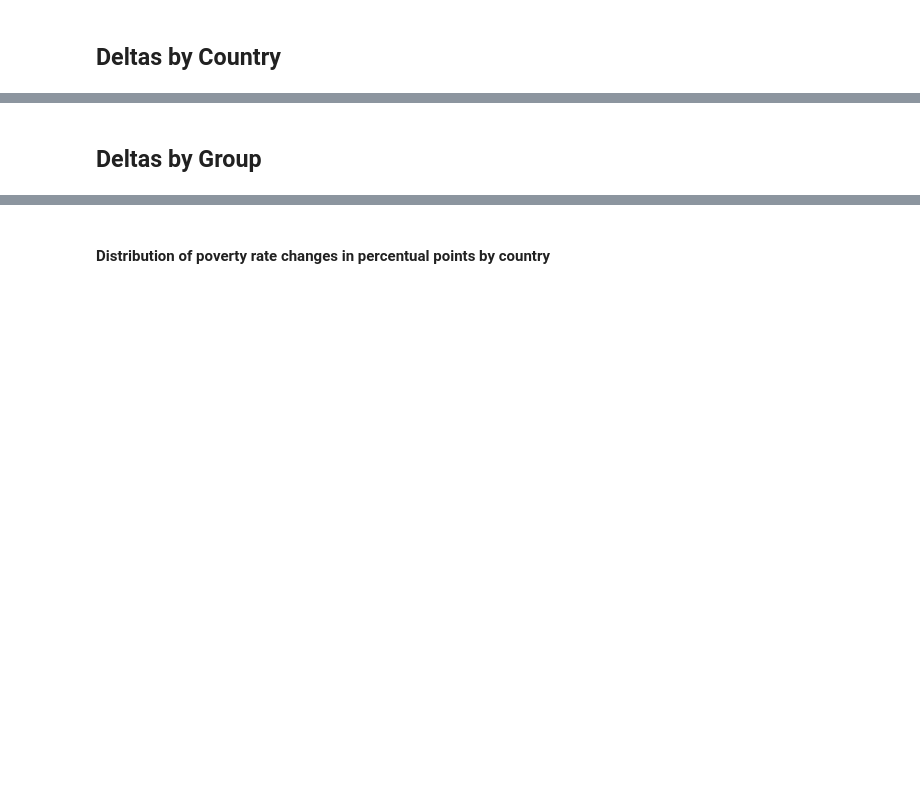
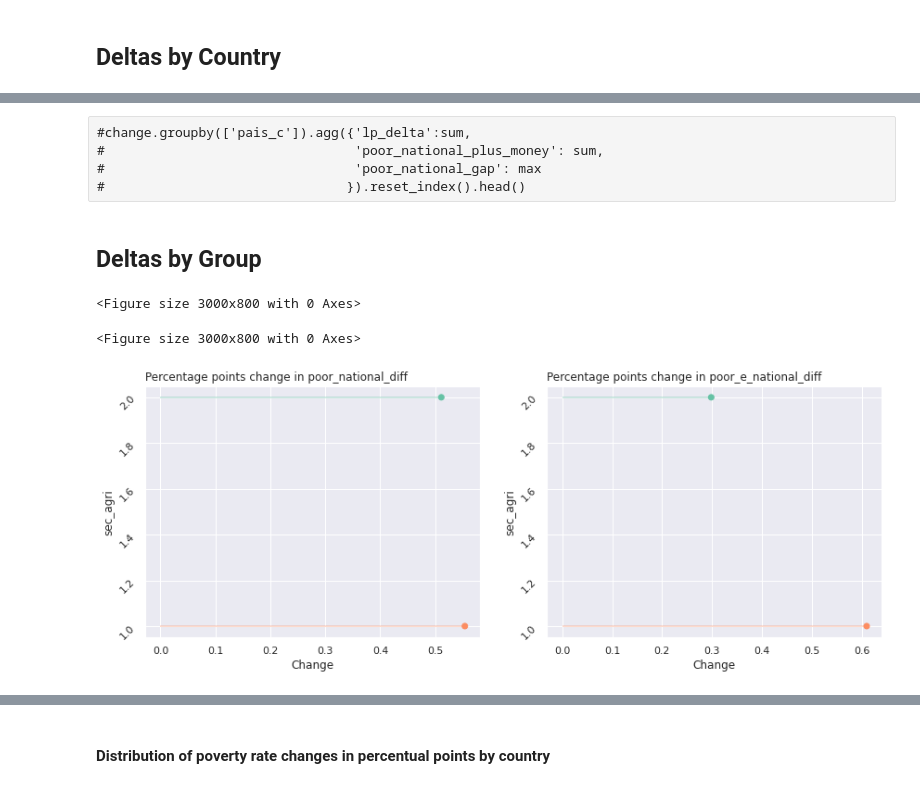
Before and after one commit to EL-BID/analytics_simulation_public_policy_scl, a Jupyter notebook: notebooks/scldata_policy_simulation.ipynb, the cells around one changed output, grey strips where cells are left out. Cells and saved outputs as stored; diff of their text form; code cells hidden in the pictures; blank space fills up the shorter version.

```diff
--- a/notebooks/scldata_policy_simulation.ipynb
+++ b/notebooks/scldata_policy_simulation.ipynb
@@ -84,3 +102,16 @@ plt.show()
+# %% [raw]
+#change.groupby(['pais_c']).agg({'lp_delta':sum,
+#                                'poor_national_plus_money': sum,
+#                                'poor_national_gap': max
+#                               }).reset_index().head()
 # %% [markdown]
 ## Deltas by Group
+# %%
+# ToDO(rsanchezavalos) - fix change to sec agri
+group = ['sec_agri']
+scldata_simulation.plot_group(change=change, group= group)
+# %% [output]
+<Figure size 3000x800 with 0 Axes>
+<Figure size 3000x800 with 0 Axes>
+[figure, added]
 # %%
```
Also changed, not shown: parts of 13 cells of this notebook, 1 other file.
